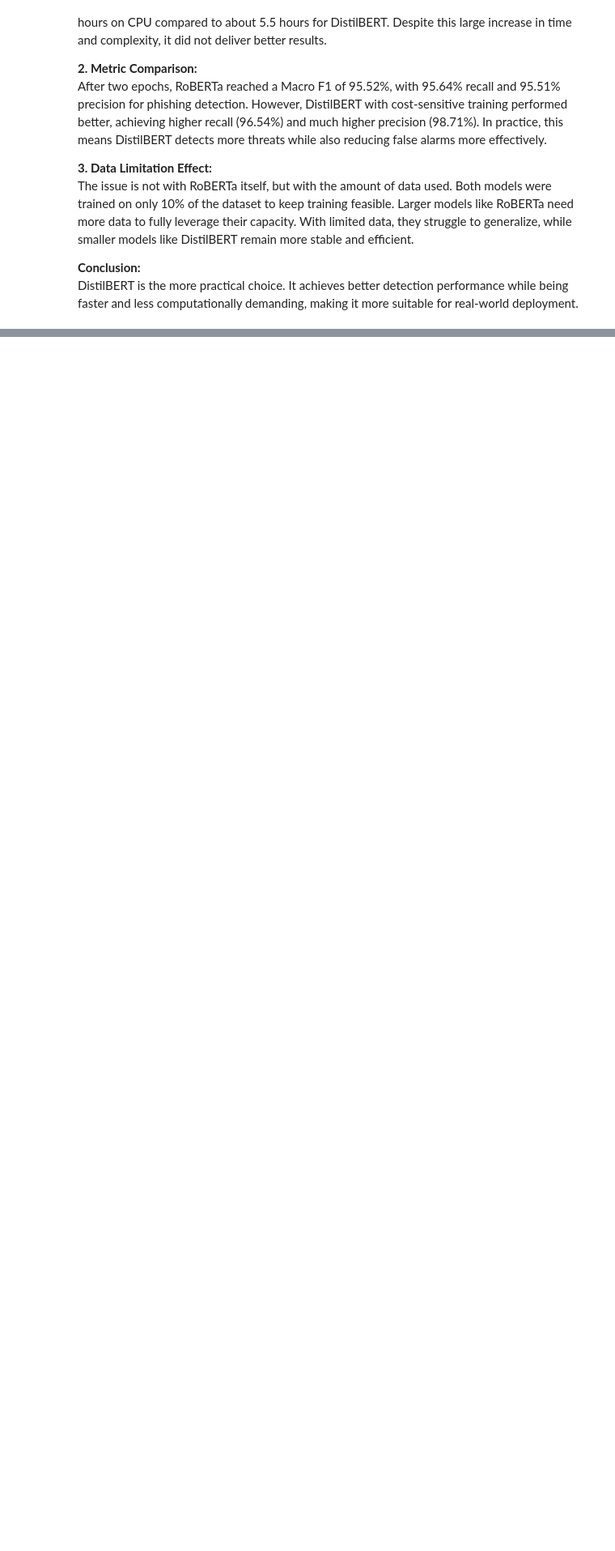
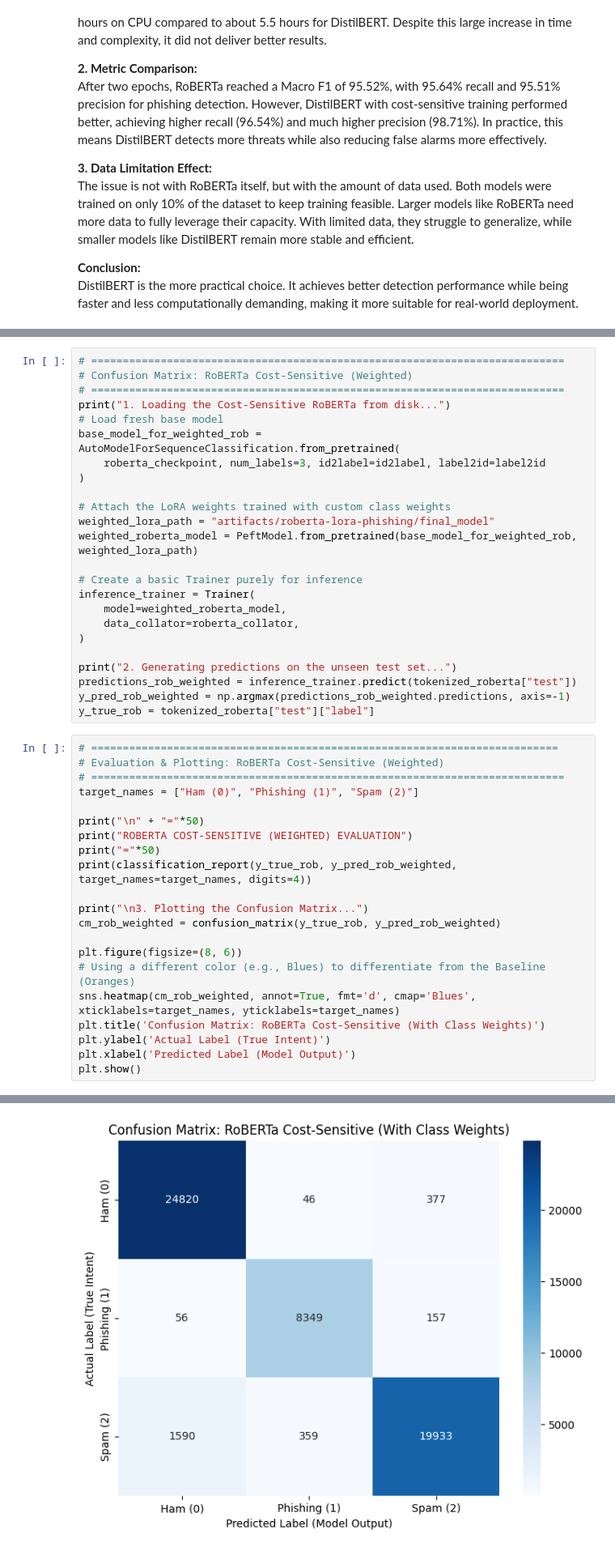
Before and after one commit to Alejandro-131004/Natural-Language-Processing, a Jupyter notebook: Project_2.ipynb, the cells around one changed output, grey strips where cells are left out. Shown at 81% size. Cells and saved outputs as stored; diff of their text form; blank space fills up the shorter version.

Commit message:
roberta unweighted done

```diff
--- a/Project_2.ipynb
+++ b/Project_2.ipynb
@@ -1148,0 +1152,46 @@ DistilBERT is the more practical choice. It achieves better detection performanc
+# %%
+# ===========================================================================
+# Confusion Matrix: RoBERTa Cost-Sensitive (Weighted)
+# ===========================================================================
+print("1. Loading the Cost-Sensitive RoBERTa from disk...")
+# Load fresh base model
+base_model_for_weighted_rob = AutoModelForSequenceClassification.from_pretrained(
+    roberta_checkpoint, num_labels=3, id2label=id2label, label2id=label2id
+)
+
+# Attach the LoRA weights trained with custom class weights
+weighted_lora_path = "artifacts/roberta-lora-phishing/final_model"
+weighted_roberta_model = PeftModel.from_pretrained(base_model_for_weighted_rob, weighted_lora_path)
+
+# Create a basic Trainer purely for inference
+inference_trainer = Trainer(
+    model=weighted_roberta_model,
+    data_collator=roberta_collator,
+)
+
+print("2. Generating predictions on the unseen test set...")
+predictions_rob_weighted = inference_trainer.predict(tokenized_roberta["test"])
+y_pred_rob_weighted = np.argmax(predictions_rob_weighted.predictions, axis=-1)
+y_true_rob = tokenized_roberta["test"]["label"]
+# %%
+# ==========================================================================
+# Evaluation & Plotting: RoBERTa Cost-Sensitive (Weighted)
+# ===========================================================================
+target_names = ["Ham (0)", "Phishing (1)", "Spam (2)"]
+
+print("\n" + "="*50)
+print("ROBERTA COST-SENSITIVE (WEIGHTED) EVALUATION")
+print("="*50)
+print(classification_report(y_true_rob, y_pred_rob_weighted, target_names=target_names, digits=4))
+
+print("\n3. Plotting the Confusion Matrix...")
+cm_rob_weighted = confusion_matrix(y_true_rob, y_pred_rob_weighted)
+
+plt.figure(figsize=(8, 6))
+# Using a different color (e.g., Blues) to differentiate from the Baseline (Oranges)
+sns.heatmap(cm_rob_weighted, annot=True, fmt='d', cmap='Blues', xticklabels=target_names, yticklabels=target_names)
+plt.title('Confusion Matrix: RoBERTa Cost-Sensitive (With Class Weights)')
+plt.ylabel('Actual Label (True Intent)')
+plt.xlabel('Predicted Label (Model Output)')
+plt.show()
+# %% [output]
@@ -1149,3 +1213,4 @@ DistilBERT is the more practical choice. It achieves better detection performanc
+[figure, added]
 # %% [markdown]
 #### 10.2. Establishing the RoBERTa Baseline (Unweighted)
 [[go back to the topic]](#10-comparative-architecture-study-roberta)
```
Also changed, not shown: parts of 9 cells of this notebook.
